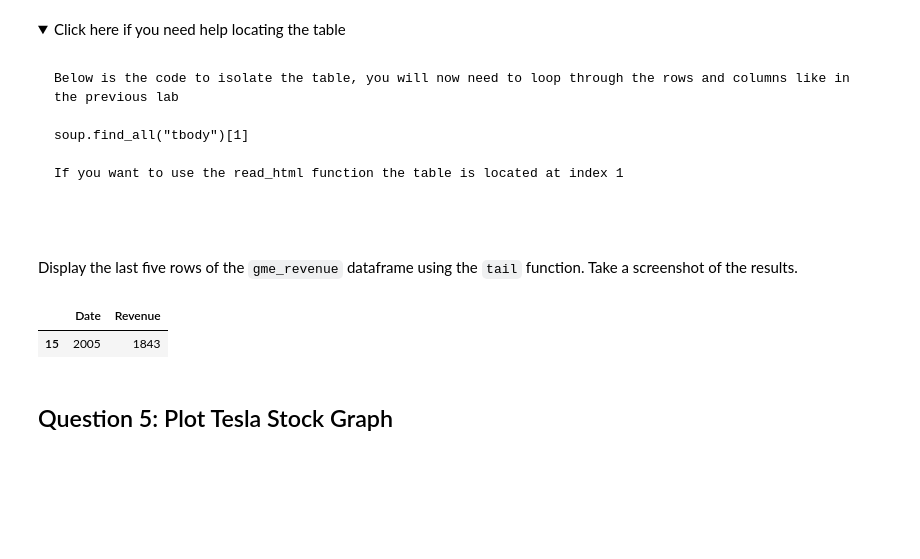
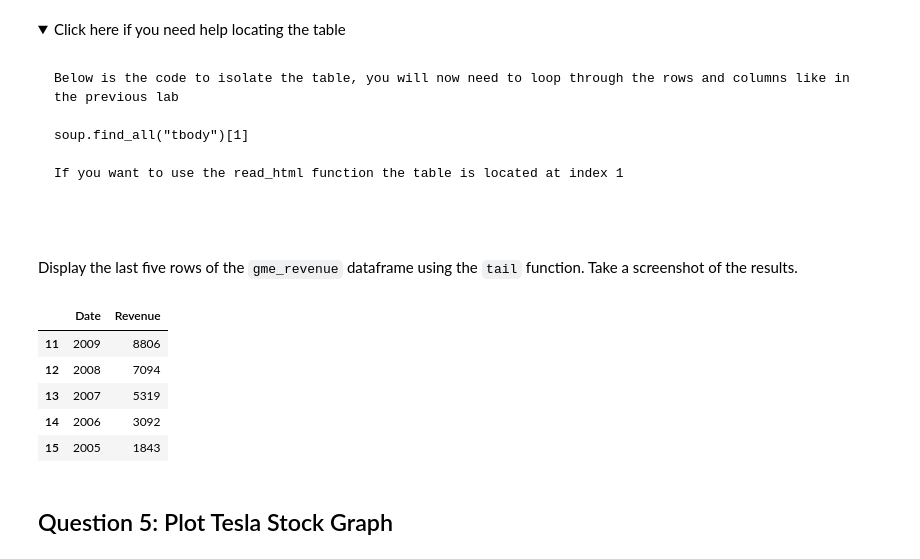
Before and after one commit to franss40/webScraping, a Jupyter notebook: Final_Assignment.ipynb, the cells around one changed output. Cells and saved outputs as stored; diff of their text form; code cells hidden in the pictures; folded sections open; blank space fills up the shorter version.

```diff
--- a/Final_Assignment.ipynb
+++ b/Final_Assignment.ipynb
@@ -291,9 +280,13 @@ If you want to use the read_html function the table is located at index 1
 # %% [markdown]
 Display the last five rows of the `gme_revenue` dataframe using the `tail` function. Take a screenshot of the results.
 # %%
-gme_revenue.tail(1)
+gme_revenue.tail(5)
 # %% [output]
 |  | Date | Revenue |
+| 11 | 2009 | 8806 |
+| 12 | 2008 | 7094 |
+| 13 | 2007 | 5319 |
+| 14 | 2006 | 3092 |
 | 15 | 2005 | 1843 |
 # %% [markdown]
 ## Question 5: Plot Tesla Stock Graph
```
Also changed, not shown: parts of 3 cells of this notebook.
